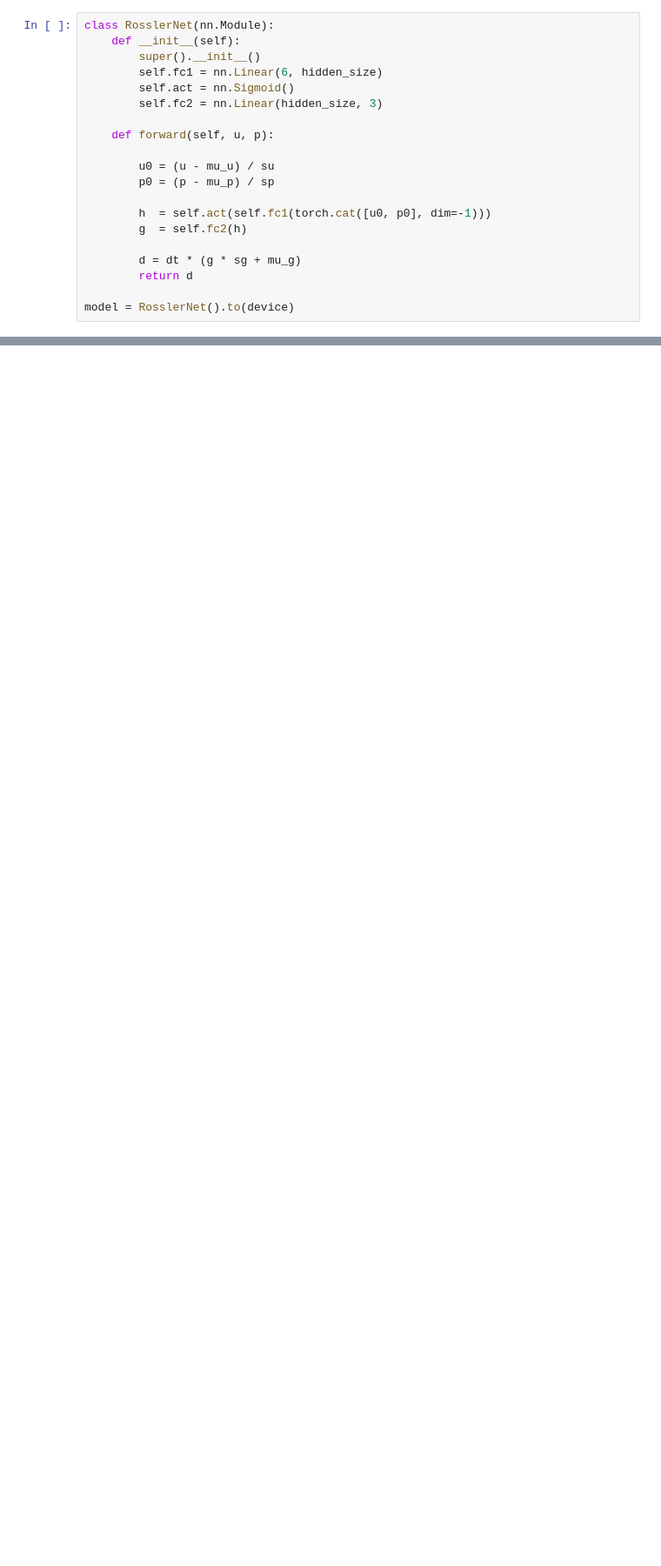
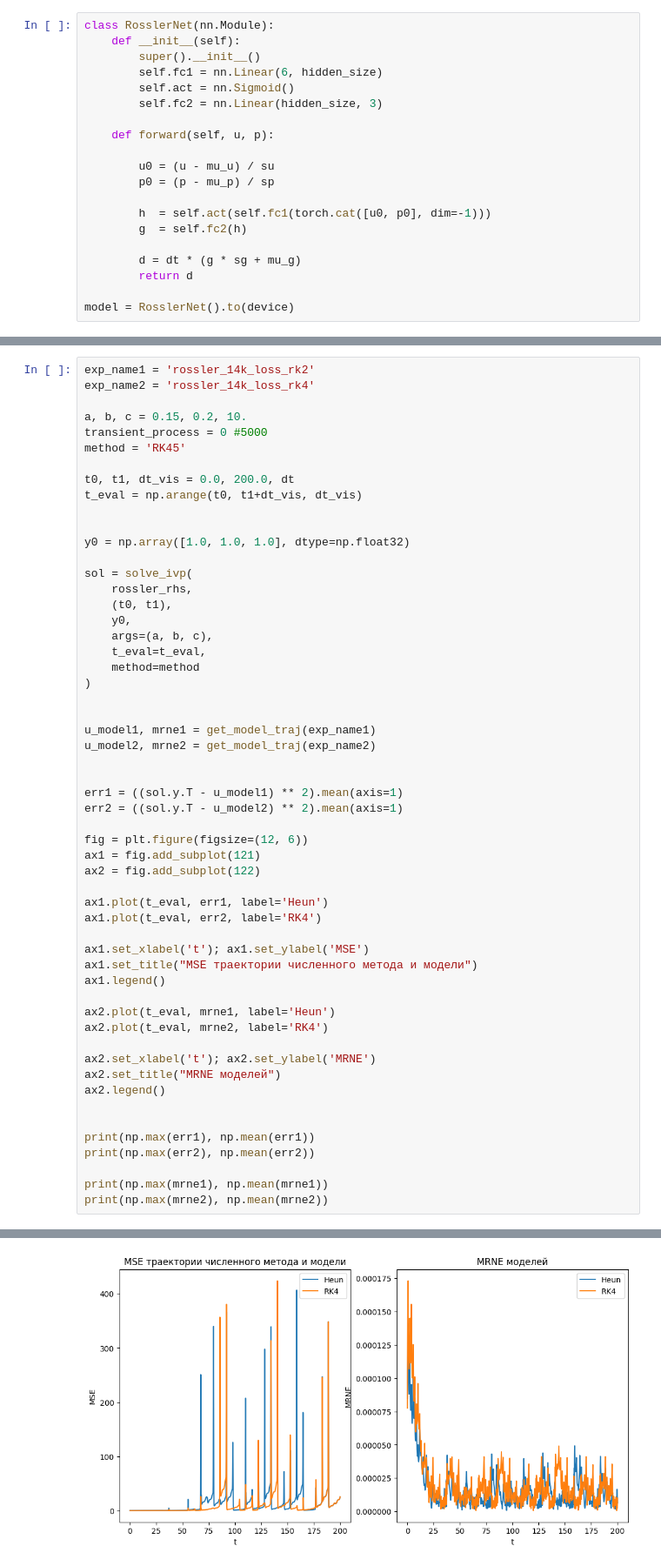
Before and after one commit to akon1te/ideal-guacamole, a Jupyter notebook: gpt_based_exps.ipynb, the cells around one changed output, grey strips where cells are left out. Shown at 87% size. Drawn from its saved outputs; the diff is of its cells as text; blank space fills up the shorter version.

```diff
--- a/gpt_based_exps.ipynb
+++ b/gpt_based_exps.ipynb
@@ -249,0 +282,56 @@ Model  1.6684470176696777
+# %%
+exp_name1 = 'rossler_14k_loss_rk2'
+exp_name2 = 'rossler_14k_loss_rk4'
+
+a, b, c = 0.15, 0.2, 10.
+transient_process = 0 #5000
+method = 'RK45'
+
+t0, t1, dt_vis = 0.0, 200.0, dt
+t_eval = np.arange(t0, t1+dt_vis, dt_vis)
+
+
+y0 = np.array([1.0, 1.0, 1.0], dtype=np.float32)
+
+sol = solve_ivp(
+    rossler_rhs,
+    (t0, t1),
+    y0,
+    args=(a, b, c),
+    t_eval=t_eval,
+    method=method
+)
+
+
+u_model1, mrne1 = get_model_traj(exp_name1)
+u_model2, mrne2 = get_model_traj(exp_name2)
+
+
+err1 = ((sol.y.T - u_model1) ** 2).mean(axis=1)
+err2 = ((sol.y.T - u_model2) ** 2).mean(axis=1)
+
+fig = plt.figure(figsize=(12, 6))
+ax1 = fig.add_subplot(121)
+ax2 = fig.add_subplot(122)
+
+ax1.plot(t_eval, err1, label='Heun')
+ax1.plot(t_eval, err2, label='RK4')
+
+ax1.set_xlabel('t'); ax1.set_ylabel('MSE')
+ax1.set_title("MSE траектории численного метода и модели")
+ax1.legend()
+
+ax2.plot(t_eval, mrne1, label='Heun')
+ax2.plot(t_eval, mrne2, label='RK4')
+
+ax2.set_xlabel('t'); ax2.set_ylabel('MRNE')
+ax2.set_title("MRNE моделей")
+ax2.legend()
+
+
+print(np.max(err1), np.mean(err1))
+print(np.max(err2), np.mean(err2))
+
+print(np.max(mrne1), np.mean(mrne1))
+print(np.max(mrne2), np.mean(mrne2))
+# %% [output]
@@ -249,0 +342 @@ Model  1.6684470176696777
+[figure, added]
```
Also changed, not shown: parts of 7 cells of this notebook, 8 other files.
